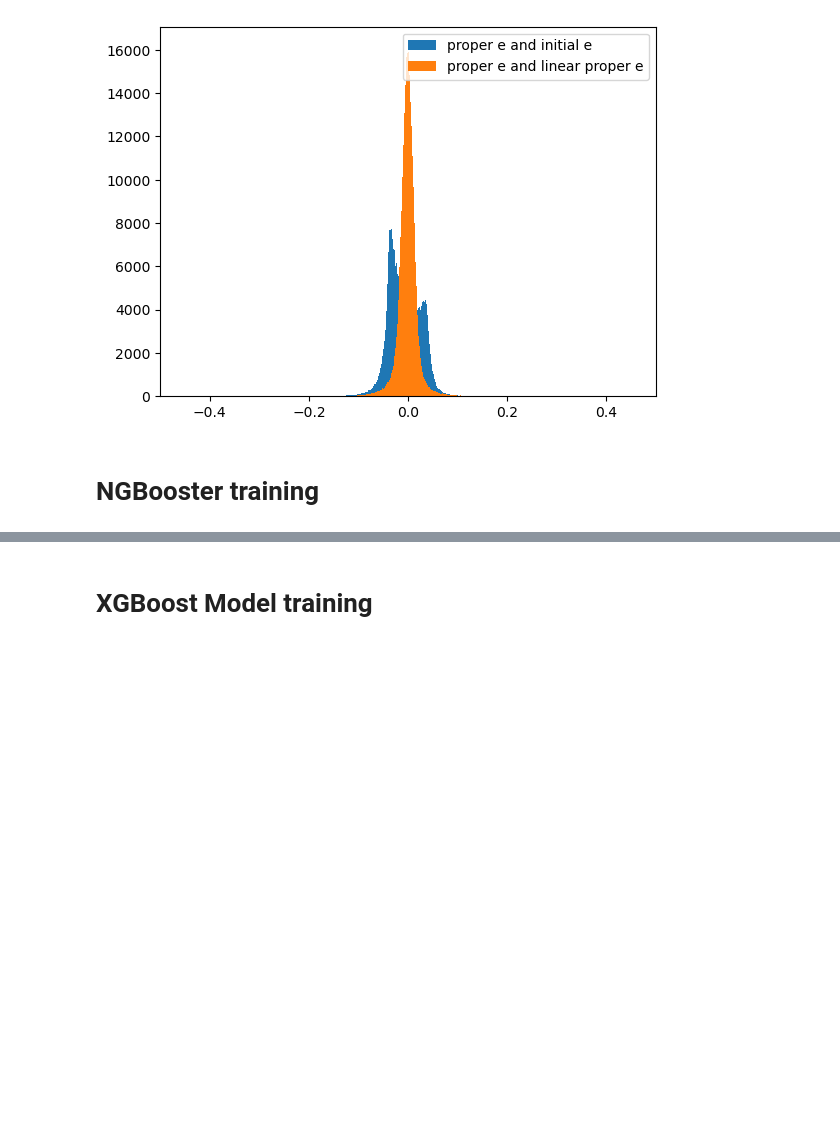
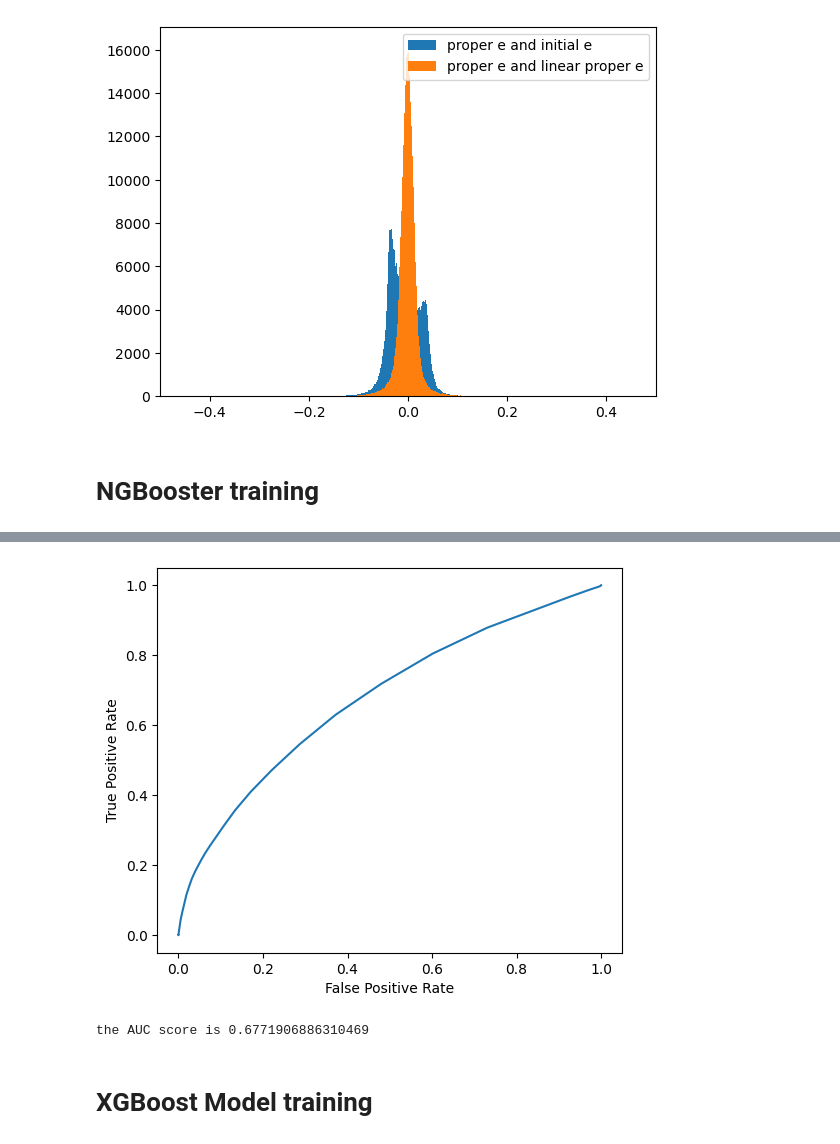
Before and after one commit to kavidey/action-angle-discovery, a Jupyter notebook: properelements.ipynb, the cells around one changed output, grey strips where cells are left out. Cells and saved outputs as stored; diff of their text form; code cells hidden in the pictures; blank space fills up the shorter version.

```diff
--- a/properelements.ipynb
+++ b/properelements.ipynb
@@ -232,3 +258,55 @@ error = pred_dist.scale
+# %%
+import itertools
+import numpy as np
+
+FN_list = [] # Do not need to integrate but predict as need to integrate
+FP_list = [] # Need to integrate but predict as don't need to integrate
+TN_list = [] # Do not need to integrate and predict as need to integrate
+TP_list = [] # Need to integrate and predict as need to integrate
+
+actual_thresholds = 0.05
+pred_thresholds = np.linspace(0, 0.2, 1000)
+actual_val = testY.to_numpy()
+
+tpr = []
+fpr = []
+
+for pred_thres in tqdm(pred_thresholds):
+	FN = FP = TN = TP = 0
+
+	percentage_error = np.abs(actual_val- pred) / (np.abs(actual_val) + 1e-8)
+
+	pct_err_gt_thresh = percentage_error > actual_thresholds
+	std_gt_pred_thresh = std > pred_thres
+
+	TP = (pct_err_gt_thresh & std_gt_pred_thresh).sum()
+	FP = ((~pct_err_gt_thresh) & std_gt_pred_thresh).sum()
+	FN = (pct_err_gt_thresh & (~std_gt_pred_thresh)).sum()
+	TN = ((~pct_err_gt_thresh) & (~std_gt_pred_thresh)).sum()
+
+	if (TP + FN) > 0 and (FP + TN) > 0:
+		tpr.append(TP / (TP + FN))
+		fpr.append(FP / (FP + TN))
+# %%
+fpr = np.array(fpr)
+tpr = np.array(tpr)
+sorted_indices = np.argsort(fpr)
+fpr = fpr[sorted_indices]
+tpr = tpr[sorted_indices]
+# %%
+plt.figure(figsize=(6, 5))
+plt.plot(fpr, tpr)
+plt.xlabel("False Positive Rate")
+plt.ylabel("True Positive Rate")
+plt.show()
+# %% [output]
+[figure, added]
+# %%
+from sklearn.metrics import auc
+auc_score = auc(fpr, tpr)
+print(f"the AUC score is {auc_score}")
+# %% [output]
+the AUC score is 0.6771906886310469
 # %% [markdown]
 # XGBoost Model training
 # %%
```
Also changed, not shown: parts of 9 cells of this notebook.
